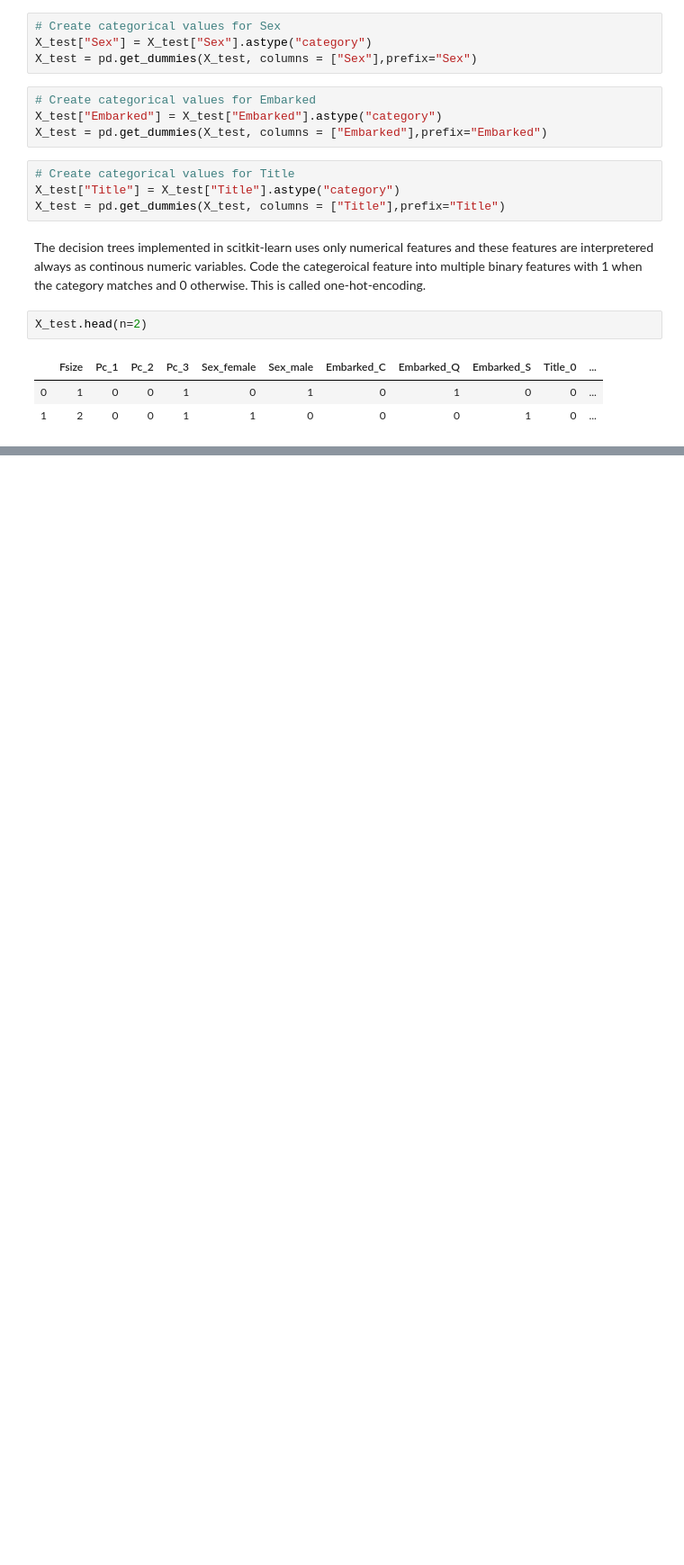
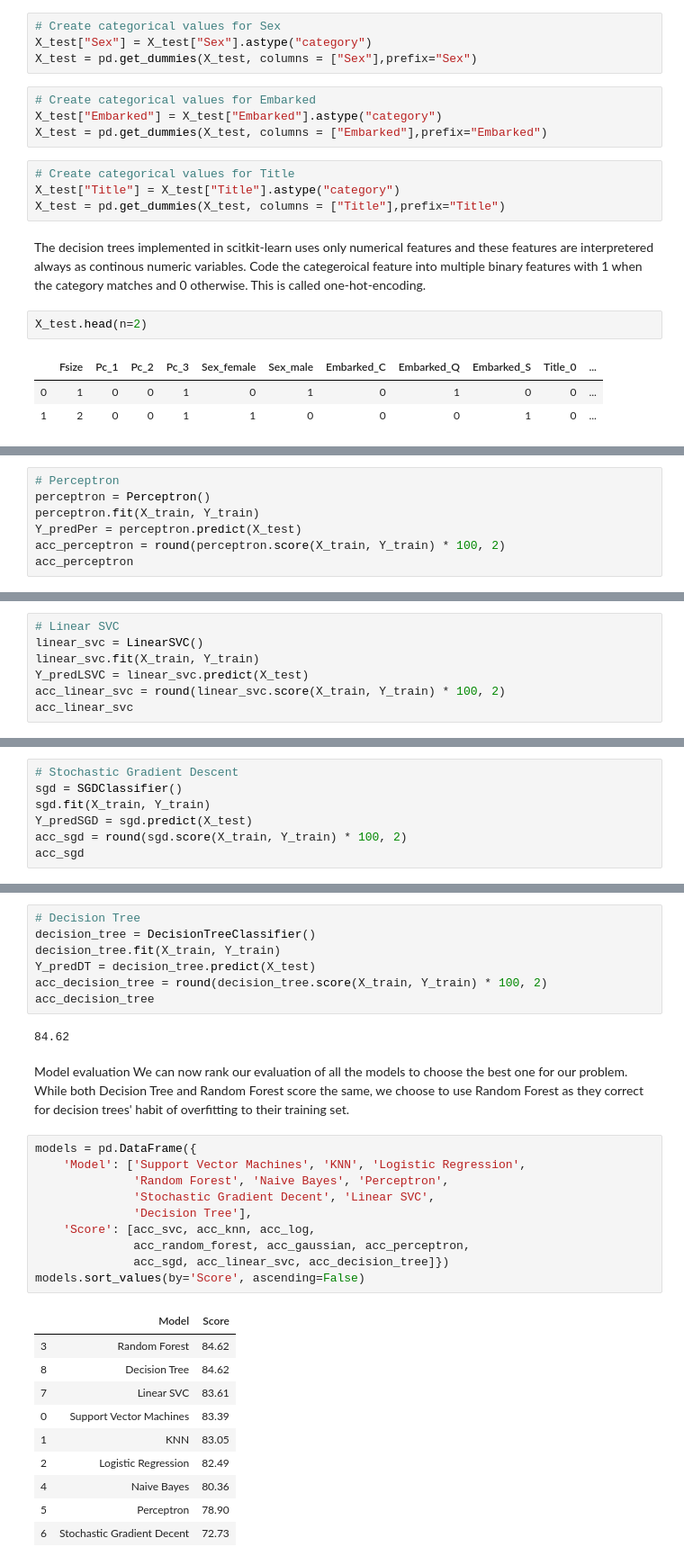
Before and after one commit to analyst8/titanic2020, a Jupyter notebook: titanic.ipynb, the cells around one changed output, grey strips where cells are left out. Shown at 90% size. Drawn from its saved outputs; the diff is of its cells as text; blank space fills up the shorter version.

```diff
--- a/titanic.ipynb
+++ b/titanic.ipynb
@@ -1131,0 +1195,7 @@ acc_random_forest
+# %%
+# Perceptron
+perceptron = Perceptron()
+perceptron.fit(X_train, Y_train)
+Y_predPer = perceptron.predict(X_test)
+acc_perceptron = round(perceptron.score(X_train, Y_train) * 100, 2)
+acc_perceptron
@@ -1131,0 +1206,7 @@ acc_random_forest
+# %%
+# Linear SVC
+linear_svc = LinearSVC()
+linear_svc.fit(X_train, Y_train)
+Y_predLSVC = linear_svc.predict(X_test)
+acc_linear_svc = round(linear_svc.score(X_train, Y_train) * 100, 2)
+acc_linear_svc
@@ -1131,0 +1217,7 @@ acc_random_forest
+# %%
+# Stochastic Gradient Descent
+sgd = SGDClassifier()
+sgd.fit(X_train, Y_train)
+Y_predSGD = sgd.predict(X_test)
+acc_sgd = round(sgd.score(X_train, Y_train) * 100, 2)
+acc_sgd
@@ -1131,0 +1228,33 @@ acc_random_forest
+# %%
+# Decision Tree
+decision_tree = DecisionTreeClassifier()
+decision_tree.fit(X_train, Y_train)
+Y_predDT = decision_tree.predict(X_test)
+acc_decision_tree = round(decision_tree.score(X_train, Y_train) * 100, 2)
+acc_decision_tree
+# %% [output]
+84.62
+# %% [markdown]
+Model evaluation
+We can now rank our evaluation of all the models to choose the best one for our problem. While both Decision Tree and Random Forest score the same, we choose to use Random Forest as they correct for decision trees' habit of overfitting to their training set.
+# %%
+models = pd.DataFrame({
+    'Model': ['Support Vector Machines', 'KNN', 'Logistic Regression',
+              'Random Forest', 'Naive Bayes', 'Perceptron',
+              'Stochastic Gradient Decent', 'Linear SVC',
+              'Decision Tree'],
+    'Score': [acc_svc, acc_knn, acc_log,
+              acc_random_forest, acc_gaussian, acc_perceptron,
+              acc_sgd, acc_linear_svc, acc_decision_tree]})
+models.sort_values(by='Score', ascending=False)
+# %% [output]
+|  | Model | Score |
+| 3 | Random Forest | 84.62 |
+| 8 | Decision Tree | 84.62 |
+| 7 | Linear SVC | 83.61 |
+| 0 | Support Vector Machines | 83.39 |
+| 1 | KNN | 83.05 |
+| 2 | Logistic Regression | 82.49 |
+| 4 | Naive Bayes | 80.36 |
+| 5 | Perceptron | 78.90 |
+| 6 | Stochastic Gradient Decent | 72.73 |
```
Also changed, not shown: parts of 52 cells of this notebook.
